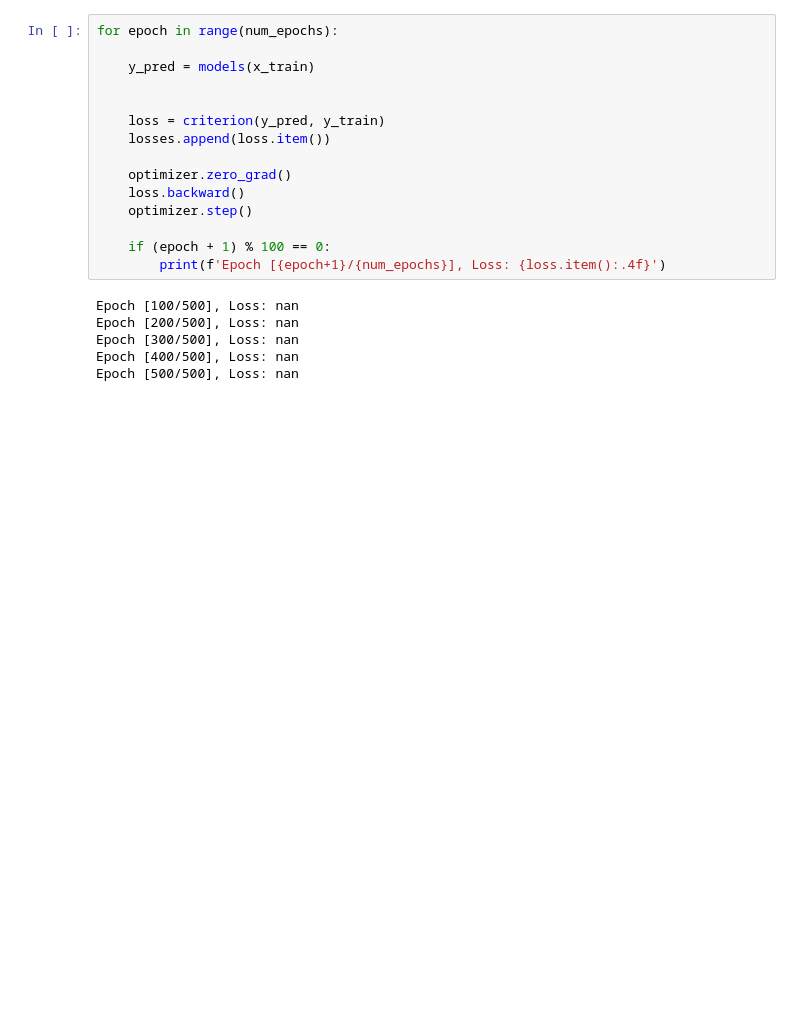
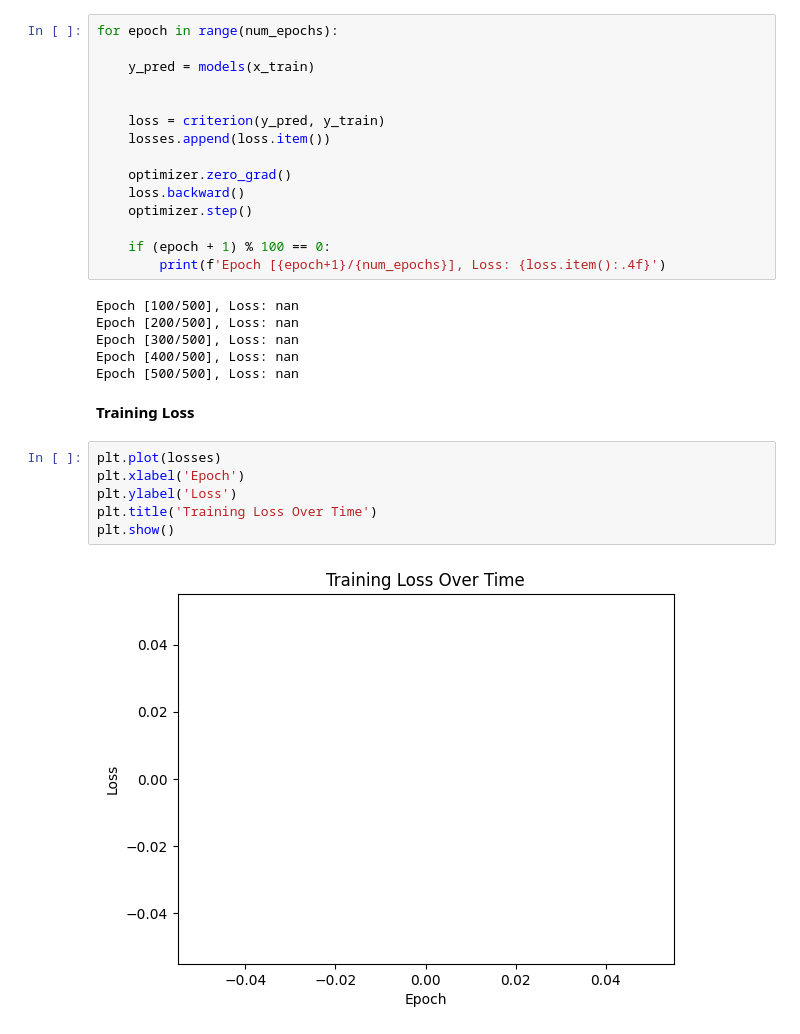
Before and after one commit to su92-msaiw-f25-006-boop/lessons-learned, a Jupyter notebook: Linear_Regression.ipynb, the cells around one changed output. Saved outputs shown, nothing was run; the diff lists cells and outputs as text; blank space fills up the shorter version.

Commit message:
Training loss visualization

```diff
--- a/Linear_Regression.ipynb
+++ b/Linear_Regression.ipynb
@@ -150,3 +150,13 @@ Epoch [200/500], Loss: nan
 Epoch [300/500], Loss: nan
 Epoch [400/500], Loss: nan
 Epoch [500/500], Loss: nan
+# %% [markdown]
+**Training Loss**
+# %%
+plt.plot(losses)
+plt.xlabel('Epoch')
+plt.ylabel('Loss')
+plt.title('Training Loss Over Time')
+plt.show()
+# %% [output]
+[figure, added]
```
